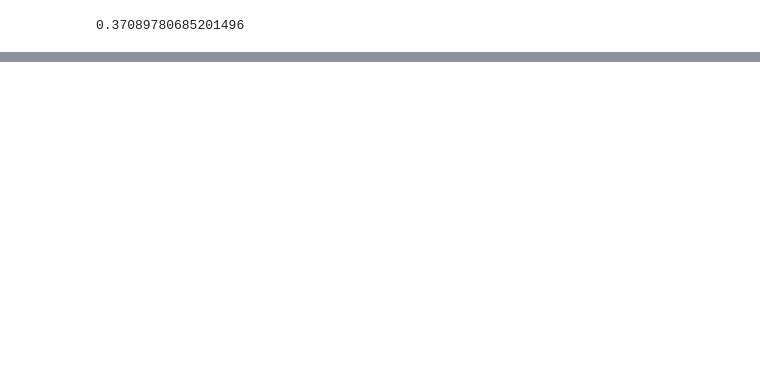
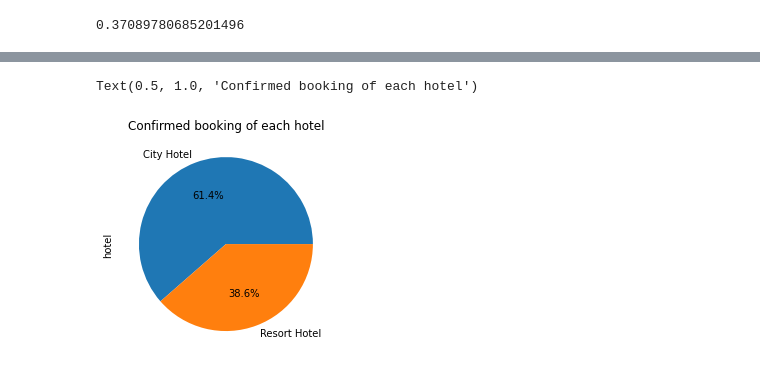
Before and after one commit to jyotirmoy23/Capstone-Project-1, a Jupyter notebook: Copy_of_Hotel_Booking_Analysis_Capstone_Project.ipynb, the cells around one changed output, grey strips where cells are left out. Saved outputs shown, nothing was run; the diff lists cells and outputs as text; code cells hidden in the pictures; blank space fills up the shorter version.

```diff
--- a/Copy_of_Hotel_Booking_Analysis_Capstone_Project.ipynb
+++ b/Copy_of_Hotel_Booking_Analysis_Capstone_Project.ipynb
@@ -160,0 +192,4 @@ print(a)
+# %%
+# Finding the number of confirmed booking
+df_not_cancelled = new_df_1.drop(new_df_1[(new_df_1.is_canceled)==1].index)
+df_not_cancelled
@@ -160,0 +210,6 @@ print(a)
+# %%
+df_not_cancelled['hotel'].value_counts().plot.pie(autopct="%.1f%%")
+plt.title('Confirmed booking of each hotel')
+# %% [output]
+Text(0.5, 1.0, 'Confirmed booking of each hotel')
+[figure, added]
```
Also changed, not shown: parts of 14 cells of this notebook.
